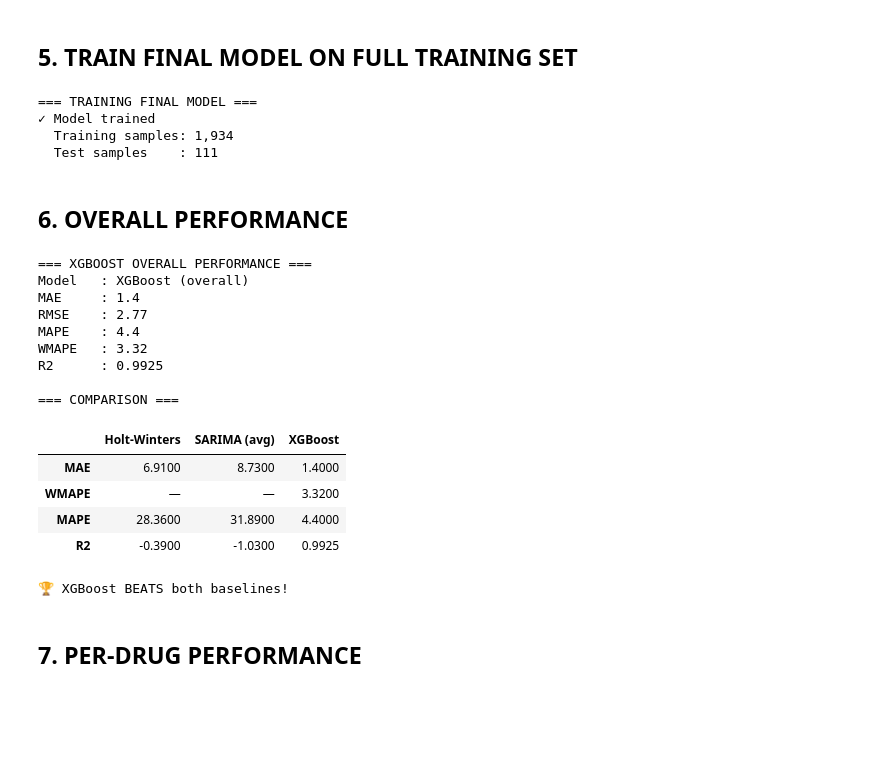
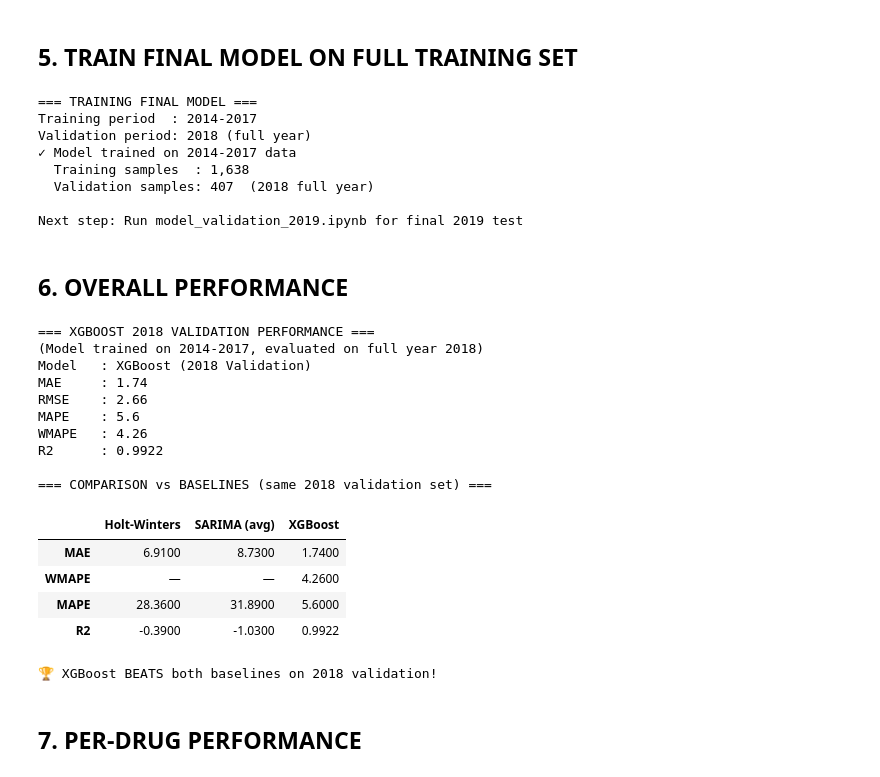
Before and after one commit to onchonga-programmer/pharmacy-forecasting-system, a Jupyter notebook: notebooks/pharmacy_xgboost_model.ipynb, the cells around one changed output. Cells and saved outputs as stored; diff of their text form; code cells hidden in the pictures; blank space fills up the shorter version.

```diff
--- a/notebooks/pharmacy_xgboost_model.ipynb
+++ b/notebooks/pharmacy_xgboost_model.ipynb
@@ -289,6 +297,8 @@ This may take 5-10 minutes...
 ## 5. TRAIN FINAL MODEL ON FULL TRAINING SET
 # %%
 print('=== TRAINING FINAL MODEL ===')
+print('Training period  : 2014-2017')
+print('Validation period: 2018 (full year)')
 final_model = xgb.XGBRegressor(**best_params)
 final_model.fit(
     X_train, y_train,
@@ -296,59 +306,66 @@ final_model.fit(
     verbose=False
 )
 
-# Predict on test
+# Predict on 2018 validation set
 y_pred = final_model.predict(X_test)
 y_pred = np.clip(y_pred, 0, None)   # no negative sales
 
-print('✓ Model trained')
-print(f'  Training samples: {len(X_train):,}')
-print(f'  Test samples    : {len(X_test):,}')
+print('✓ Model trained on 2014-2017 data')
+print(f'  Training samples  : {len(X_train):,}')
+print(f'  Validation samples: {len(X_test):,}  (2018 full year)')
+print(f'\nNext step: Run model_validation_2019.ipynb for final 2019 test')
 # %% [output]
 === TRAINING FINAL MODEL ===
-✓ Model trained
-  Training samples: 1,934
-  Test samples    : 111
+Training period  : 2014-2017
+Validation period: 2018 (full year)
+✓ Model trained on 2014-2017 data
+  Training samples  : 1,638
+  Validation samples: 407  (2018 full year)
+
+Next step: Run model_validation_2019.ipynb for final 2019 test
 # %% [markdown]
 ## 6. OVERALL PERFORMANCE
 # %%
-overall_metrics = calculate_metrics(y_test, y_pred, model_name='XGBoost (overall)')
+overall_metrics = calculate_metrics(y_test, y_pred, model_name='XGBoost (2018 Validation)')
 
-print('=== XGBOOST OVERALL PERFORMANCE ===')
+print('=== XGBOOST 2018 VALIDATION PERFORMANCE ===')
+print('(Model trained on 2014-2017, evaluated on full year 2018)')
 for k, v in overall_metrics.items():
     if k not in ['Drug','Segment']:
         print(f'{k:8s}: {v}')
 
-print('\n=== COMPARISON ===')
+print('\n=== COMPARISON vs BASELINES (same 2018 validation set) ===')
 comparison = pd.DataFrame({
     'Holt-Winters': [BASELINE_MAE,   '—', 28.36, -0.39],
     'SARIMA (avg)': [SARIMA_AVG_MAE, '—', 31.89, -1.03],
     'XGBoost'     : [overall_metrics['MAE'], overall_metrics['WMAPE'],
                      overall_metrics['MAPE'], overall_metrics['R2']]
 }, index=['MAE','WMAPE','MAPE','R2'])
 display(comparison)
 
 if overall_metrics['MAE'] < BASELINE_MAE:
-    print('\n🏆 XGBoost BEATS both baselines!')
+    print('\n🏆 XGBoost BEATS both baselines on 2018 validation!')
 elif overall_metrics['MAE'] < SARIMA_AVG_MAE:
     print('\n✓ XGBoost beats SARIMA, close to Holt-Winters')
 else:
     print('\n⚠ XGBoost did not beat baselines')
 # %% [output]
-=== XGBOOST OVERALL PERFORMANCE ===
-Model   : XGBoost (overall)
-MAE     : 1.4
-RMSE    : 2.77
-MAPE    : 4.4
-WMAPE   : 3.32
-R2      : 0.9925
+=== XGBOOST 2018 VALIDATION PERFORMANCE ===
+(Model trained on 2014-2017, evaluated on full year 2018)
+Model   : XGBoost (2018 Validation)
+MAE     : 1.74
+RMSE    : 2.66
+MAPE    : 5.6
+WMAPE   : 4.26
+R2      : 0.9922
 
-=== COMPARISON ===
+=== COMPARISON vs BASELINES (same 2018 validation set) ===
 |  | Holt-Winters | SARIMA (avg) | XGBoost |
-| MAE | 6.9100 | 8.7300 | 1.4000 |
-| WMAPE | — | — | 3.3200 |
-| MAPE | 28.3600 | 31.8900 | 4.4000 |
-| R2 | -0.3900 | -1.0300 | 0.9925 |
+| MAE | 6.9100 | 8.7300 | 1.7400 |
+| WMAPE | — | — | 4.2600 |
+| MAPE | 28.3600 | 31.8900 | 5.6000 |
+| R2 | -0.3900 | -1.0300 | 0.9922 |
-🏆 XGBoost BEATS both baselines!
+🏆 XGBoost BEATS both baselines on 2018 validation!
 # %% [markdown]
 ## 7. PER-DRUG PERFORMANCE
 # %%
```
Also changed, not shown: parts of 11 cells of this notebook, 7 other files.
